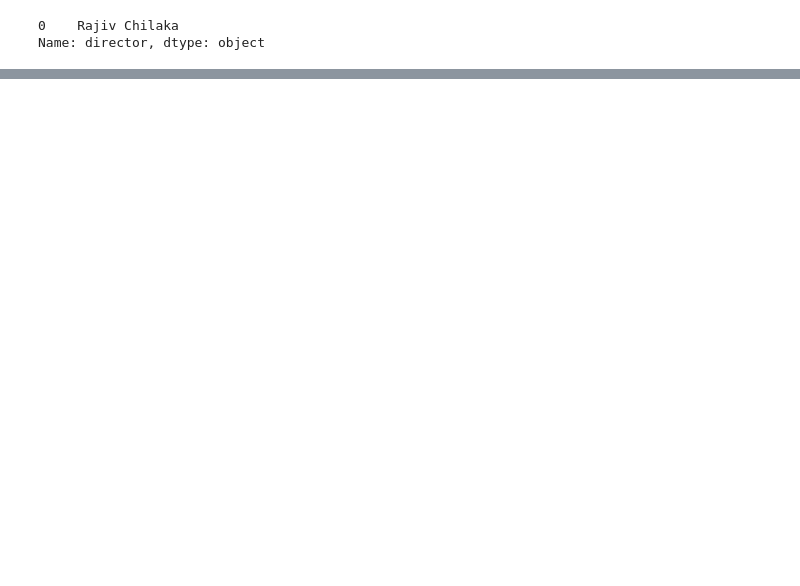
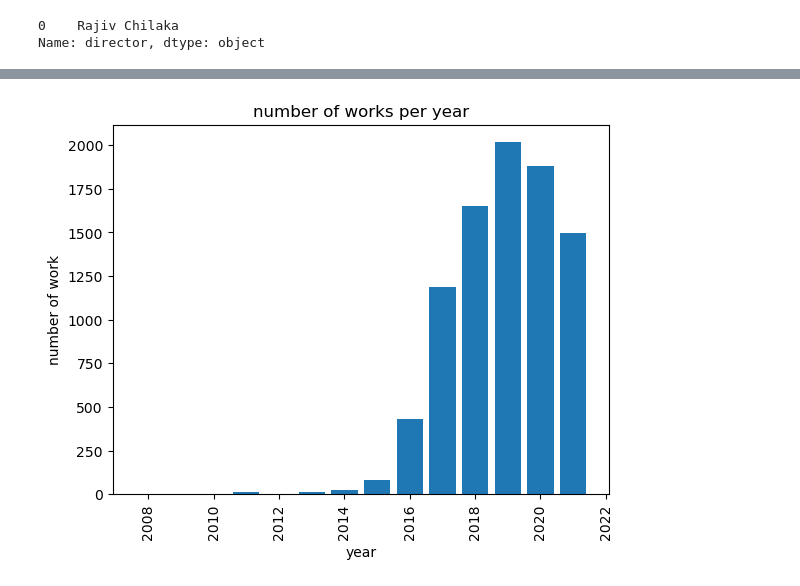
Before and after one commit to ouda-sadek/netflix-insights, a Jupyter notebook: Netflix_Data_Analysis.ipynb, the cells around one changed output, grey strips where cells are left out. Saved outputs shown, nothing was run; the diff lists cells and outputs as text; code cells hidden in the pictures; blank space fills up the shorter version.

```diff
--- a/Netflix_Data_Analysis.ipynb
+++ b/Netflix_Data_Analysis.ipynb
@@ -359,0 +424,14 @@ Name: director, dtype: object
+# %%
+year_df = dg.copy()
+year_df["date_added"] = pd.to_datetime(year_df["date_added"]).dt.year
+year_repartition = year_df["date_added"].value_counts()
+
+
+plt.bar(year_repartition.index, year_repartition.values)
+plt.xlabel("year")
+plt.ylabel("number of work")
+plt.title("number of works per year")
+plt.xticks(rotation=90)
+plt.show()
+# %% [output]
+[figure, added]
```
Also changed, not shown: parts of 13 cells of this notebook, 1 other file.
